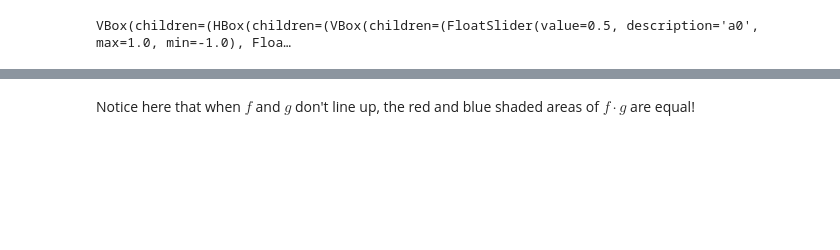
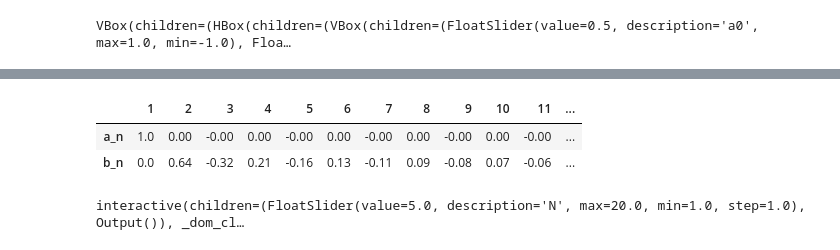
Before and after one commit to fmjamesfm/jupyter-test, a Jupyter notebook: Fourier.ipynb, the cells around one changed output, grey strips where cells are left out. Drawn from its saved outputs; the diff is of its cells as text; code cells hidden in the pictures; blank space fills up the shorter version.

```diff
--- a/Fourier.ipynb
+++ b/Fourier.ipynb
@@ -327,3 +493,70 @@ interactive(children=(FloatSlider(value=3.0, description='m', max=15.0, min=1.0,
-# %% [markdown]
-Notice here that when $f$ and $g$ don't line up, the red and blue shaded areas of $f\cdot g$ are equal!
+# %%
+import pandas as pd
+from IPython.display import display, HTML
+plt.close()
+
+x = np.linspace(-2, 2, 500)
+ffull = x + 0.5 # the function f(x)
+N = 20
+
+lims = np.abs(x)<1 # define the interval [-pi, pi] for the Fourier series
+xl = x[lims]
+f = ffull[lims]
+# initialise coefficients
+an = np.zeros(N)
+bn = np.zeros(N)
+
+# calculate coefficients an, bn
+for n in range(N):
+    an[n] = np.trapz(f*np.cos(np.pi*n*xl), xl)
+    bn[n] =  np.trapz(f*np.sin(np.pi*n*xl), xl)
+
+data = np.round(np.vstack((an, bn)), 2)
+df = pd.DataFrame(data=data,
+              index=('a_n','b_n'),
+             columns=range(1,N+1))
+
+display(HTML(df.to_html()))
+
+
+def update(Nlim):
+    # N is the number of coefficients
+    Nlim = int(Nlim)
+
+
+    # zeroth coefficient (could also include cos(0) term below instead)
+
+
+    fs = np.zeros_like(ffull) # initialise Fourier series
+
+    fs = fs + an[0]/2 # add zeroth term
+
+    for n in range(1,Nlim):
+        fs = fs + an[n] * np.cos(np.pi*n*x) + bn[n] * np.sin(np.pi*n*x)
+
+
+    fig, ax = plt.subplots()
+    ax.plot(x,ffull, 'b', label='f(x)')
+
+    ax.plot(x,fs, 'r', label='F.Series $[-1,1]$')
+
+    ax.set_title('')
+    ax.set_axis_off()
+    ax.set_axis_off()
+    ax.legend()
+    ax.grid()
+    ax.axvline(1, color='k')
+    ax.axvline(-1, color='k')
+    ax.axhline(0, color='k')
+
+    plt.show()
+
+
+interact(update, Nlim=widgets.FloatSlider(min=1, max=20, step=1, value=5, dtype=int, description='N')
+        );
+# %% [output]
+|  | 1 | 2 | 3 | 4 | 5 | 6 | 7 | 8 | 9 | 10 | 11 | ... |
+| a_n | 1.0 | 0.00 | -0.00 | 0.00 | -0.00 | 0.00 | -0.00 | 0.00 | -0.00 | 0.00 | -0.00 | ... |
+| b_n | 0.0 | 0.64 | -0.32 | 0.21 | -0.16 | 0.13 | -0.11 | 0.09 | -0.08 | 0.07 | -0.06 | ... |
+interactive(children=(FloatSlider(value=5.0, description='N', max=20.0, min=1.0, step=1.0), Output()), _dom_cl…
 # %% [markdown]
```
Also changed, not shown: parts of 15 cells of this notebook, 9 other files.
